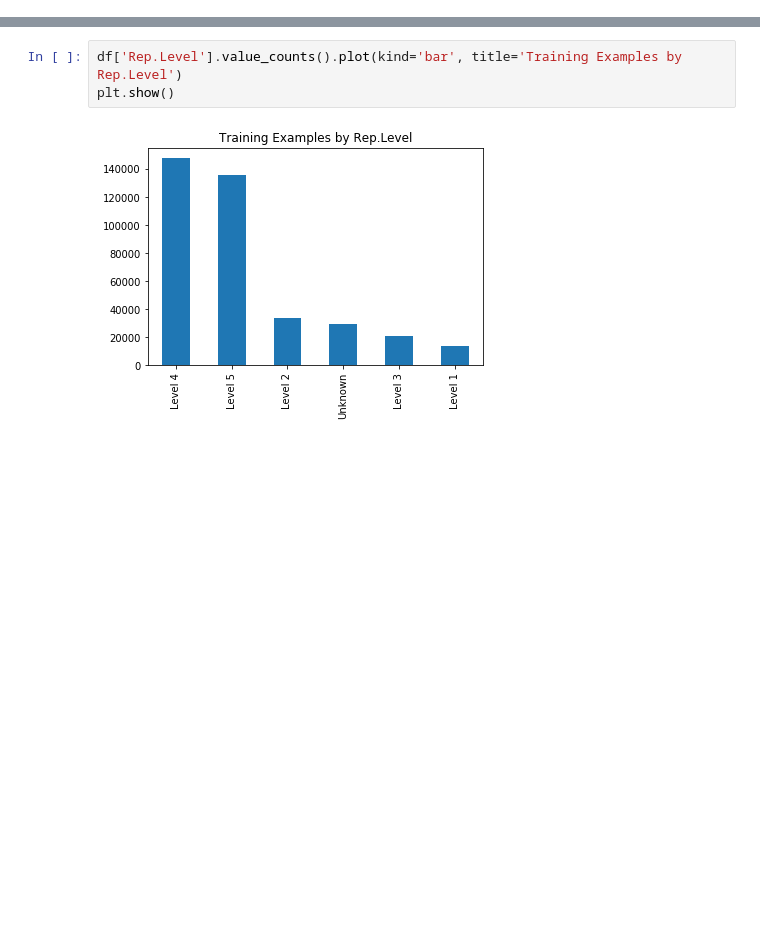
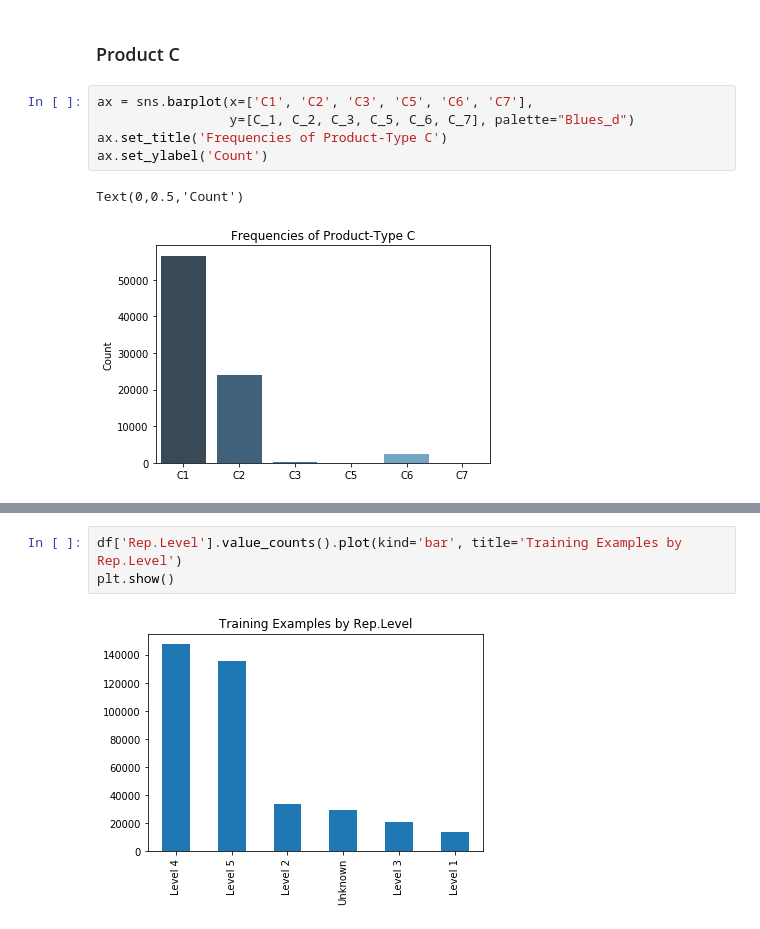
Before and after one commit to aclarkse/Recommender-System, a Jupyter notebook: EDA.ipynb, the cells around one changed output, grey strips where cells are left out. Drawn from its saved outputs; the diff is of its cells as text; blank space fills up the shorter version.

```diff
--- a/EDA.ipynb
+++ b/EDA.ipynb
@@ -8,0 +111,10 @@ df = pd.read_csv('PAYX_dataset_2019Fall.csv',sep=',')
+# %% [markdown]
+### Product C
+# %%
+ax = sns.barplot(x=['C1', 'C2', 'C3', 'C5', 'C6', 'C7'],
+                 y=[C_1, C_2, C_3, C_5, C_6, C_7], palette="Blues_d")
+ax.set_title('Frequencies of Product-Type C')
+ax.set_ylabel('Count')
+# %% [output]
+Text(0,0.5,'Count')
+[figure, added]
```
Also changed, not shown: parts of 23 cells of this notebook.
